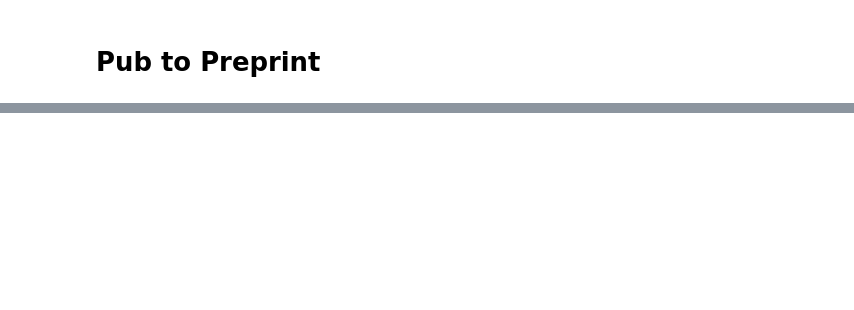
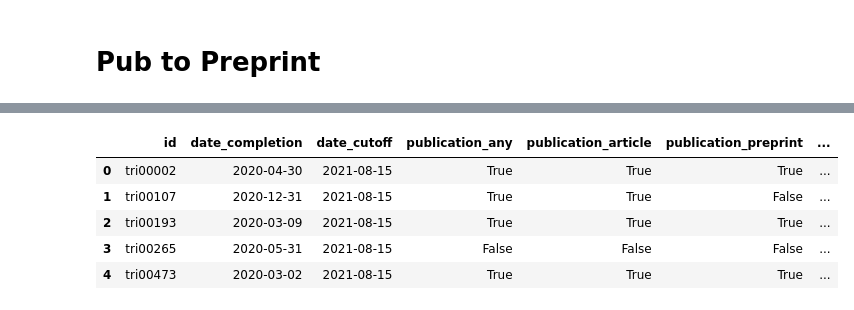
Before and after one commit to ebmdatalab/direcct-phase2-python, a Jupyter notebook: notebooks/7 Analysis.ipynb, the cells around one changed output, grey strips where cells are left out. Drawn from its saved outputs; the diff is of its cells as text; code cells hidden in the pictures; blank space fills up the shorter version.

```diff
--- a/notebooks/7 Analysis.ipynb
+++ b/notebooks/7 Analysis.ipynb
@@ -558,0 +675,9 @@ fig.savefig('preprint_article_pub.png')
+# %%
+completed.head()
+# %% [output]
+|  | id | date_completion | date_cutoff | publication_any | publication_article | publication_preprint | ... |
+| 0 | tri00002 | 2020-04-30 | 2021-08-15 | True | True | True | ... |
+| 1 | tri00107 | 2020-12-31 | 2021-08-15 | True | True | False | ... |
+| 2 | tri00193 | 2020-03-09 | 2021-08-15 | True | True | True | ... |
+| 3 | tri00265 | 2020-05-31 | 2021-08-15 | False | False | False | ... |
+| 4 | tri00473 | 2020-03-02 | 2021-08-15 | True | True | True | ... |
```
Also changed, not shown: parts of 26 cells of this notebook, 1 other file.
